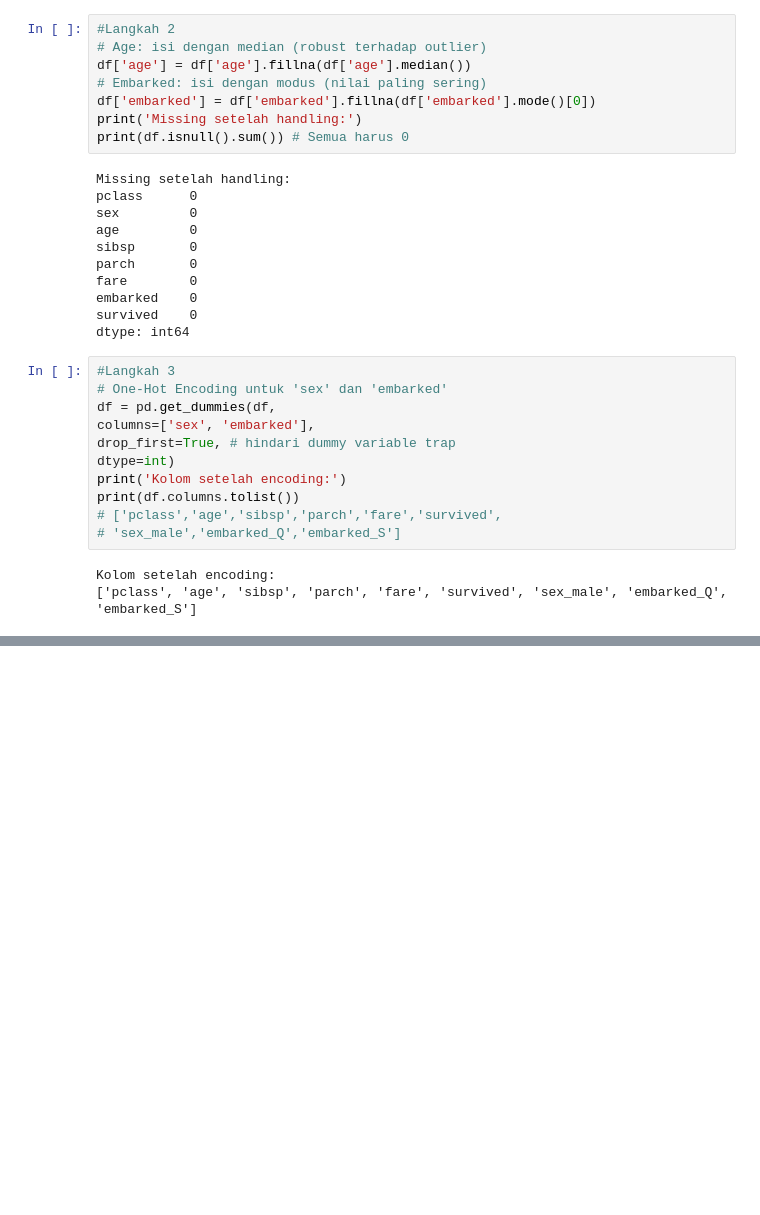
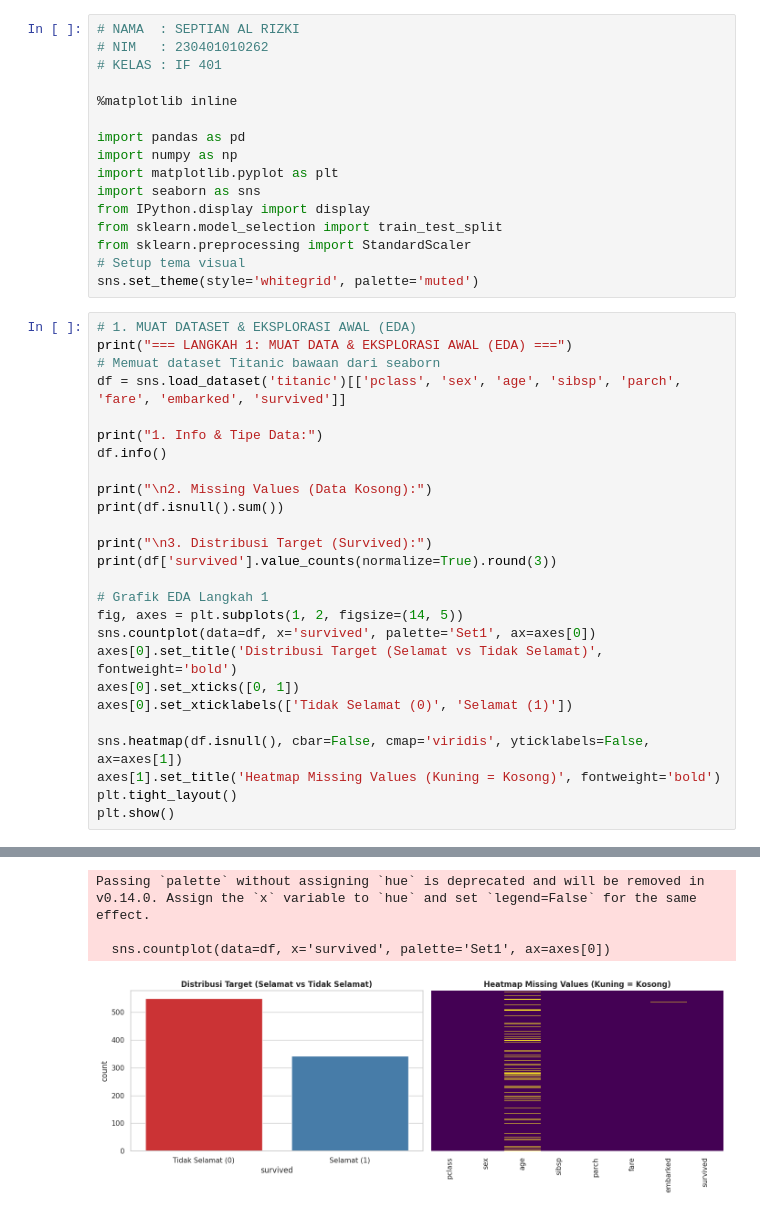
Before and after one commit to noone878/DataScience_230401010262_SEPTIAN-AL-RIZKI, a Jupyter notebook: Pertemuan6_SEPTIAN_AL_RIZKI_230401010262.ipynb, the cells around one changed output, grey strips where cells are left out. Saved outputs shown, nothing was run; the diff lists cells and outputs as text; blank space fills up the shorter version.

```diff
--- a/Pertemuan6_SEPTIAN_AL_RIZKI_230401010262.ipynb
+++ b/Pertemuan6_SEPTIAN_AL_RIZKI_230401010262.ipynb
@@ -36,33 +3,43 @@ Name: proportion, dtype: float64
-# %%
-#Langkah 2
-# Age: isi dengan median (robust terhadap outlier)
-df['age'] = df['age'].fillna(df['age'].median())
-# Embarked: isi dengan modus (nilai paling sering)
-df['embarked'] = df['embarked'].fillna(df['embarked'].mode()[0])
-print('Missing setelah handling:')
-print(df.isnull().sum()) # Semua harus 0
-# %% [output]
-Missing setelah handling:
-pclass      0
-sex         0
-age         0
-sibsp       0
-parch       0
-fare        0
-embarked    0
-survived    0
-dtype: int64
-# %%
-#Langkah 3
-# One-Hot Encoding untuk 'sex' dan 'embarked'
-df = pd.get_dummies(df,
-columns=['sex', 'embarked'],
-drop_first=True, # hindari dummy variable trap
-dtype=int)
-print('Kolom setelah encoding:')
-print(df.columns.tolist())
-# ['pclass','age','sibsp','parch','fare','survived',
-# 'sex_male','embarked_Q','embarked_S']
-# %% [output]
-Kolom setelah encoding:
-['pclass', 'age', 'sibsp', 'parch', 'fare', 'survived', 'sex_male', 'embarked_Q', 'embarked_S']
+# %%
+# NAMA  : SEPTIAN AL RIZKI
+# NIM   : 230401010262
+# KELAS : IF 401
+
+%matplotlib inline
+
+import pandas as pd
+import numpy as np
+import matplotlib.pyplot as plt
+import seaborn as sns
+from IPython.display import display
+from sklearn.model_selection import train_test_split
+from sklearn.preprocessing import StandardScaler
+# Setup tema visual
+sns.set_theme(style='whitegrid', palette='muted')
+# %%
+# 1. MUAT DATASET & EKSPLORASI AWAL (EDA)
+print("=== LANGKAH 1: MUAT DATA & EKSPLORASI AWAL (EDA) ===")
+# Memuat dataset Titanic bawaan dari seaborn
+df = sns.load_dataset('titanic')[['pclass', 'sex', 'age', 'sibsp', 'parch', 'fare', 'embarked', 'survived']]
+
+print("1. Info & Tipe Data:")
+df.info()
+
+print("\n2. Missing Values (Data Kosong):")
+print(df.isnull().sum())
+
+print("\n3. Distribusi Target (Survived):")
+print(df['survived'].value_counts(normalize=True).round(3))
+
+# Grafik EDA Langkah 1
+fig, axes = plt.subplots(1, 2, figsize=(14, 5))
+sns.countplot(data=df, x='survived', palette='Set1', ax=axes[0])
+axes[0].set_title('Distribusi Target (Selamat vs Tidak Selamat)', fontweight='bold')
+axes[0].set_xticks([0, 1])
+axes[0].set_xticklabels(['Tidak Selamat (0)', 'Selamat (1)'])
+
+sns.heatmap(df.isnull(), cbar=False, cmap='viridis', yticklabels=False, ax=axes[1])
+axes[1].set_title('Heatmap Missing Values (Kuning = Kosong)', fontweight='bold')
+plt.tight_layout()
+plt.show()
+# %% [output]
@@ -68,0 +63,4 @@ Kolom setelah encoding:
+Passing `palette` without assigning `hue` is deprecated and will be removed in v0.14.0. Assign the `x` variable to `hue` and set `legend=False` for the same effect.
+
+  sns.countplot(data=df, x='survived', palette='Set1', ax=axes[0])
+[figure, added]
```
Also changed, not shown: parts of 11 cells of this notebook.
